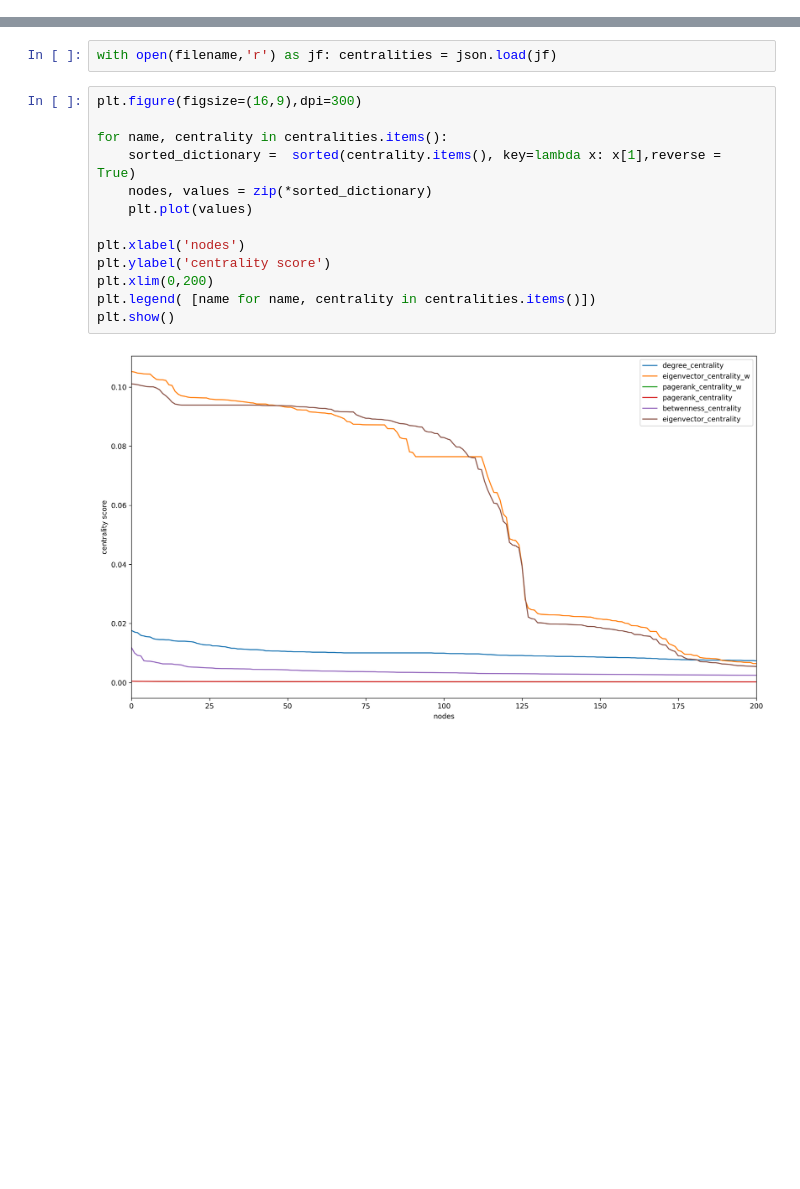
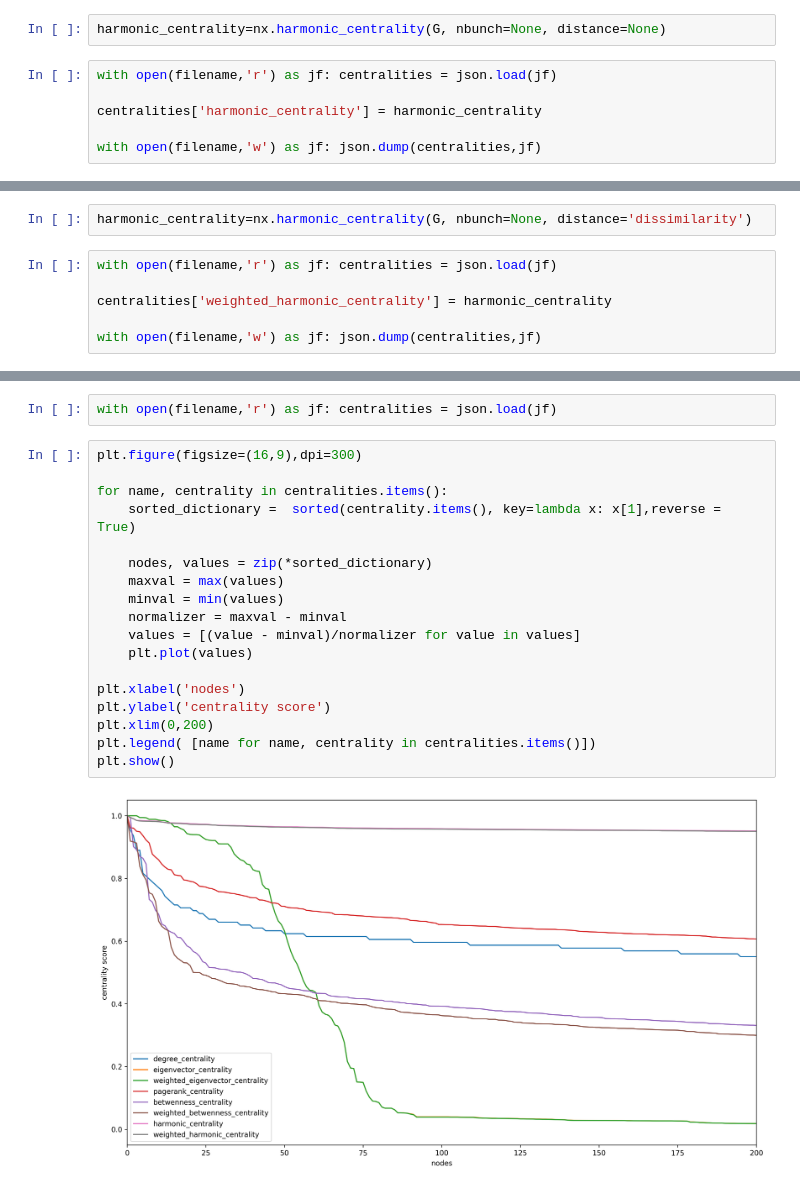
Before and after one commit to carloalbe/TripAdvisor-Tuscany-Restaurant-Social-Network-Analysis, a Jupyter notebook: network_analysis/codes/2 Centrality-Copy1.ipynb, the cells around one changed output, grey strips where cells are left out. Drawn from its saved outputs; the diff is of its cells as text; blank space fills up the shorter version.

```diff
--- a/network_analysis/codes/2 Centrality-Copy1.ipynb
+++ b/network_analysis/codes/2 Centrality-Copy1.ipynb
@@ -141,0 +172,8 @@ plot_kcentral(G,betweenness_centrality,10)
+# %%
+harmonic_centrality=nx.harmonic_centrality(G, nbunch=None, distance=None)
+# %%
+with open(filename,'r') as jf: centralities = json.load(jf)
+
+centralities['harmonic_centrality'] = harmonic_centrality
+
+with open(filename,'w') as jf: json.dump(centralities,jf)
@@ -141,0 +184,8 @@ plot_kcentral(G,betweenness_centrality,10)
+# %%
+harmonic_centrality=nx.harmonic_centrality(G, nbunch=None, distance='dissimilarity')
+# %%
+with open(filename,'r') as jf: centralities = json.load(jf)
+
+centralities['weighted_harmonic_centrality'] = harmonic_centrality
+
+with open(filename,'w') as jf: json.dump(centralities,jf)
@@ -144,15 +200,20 @@ with open(filename,'r') as jf: centralities = json.load(jf)
 # %%
 plt.figure(figsize=(16,9),dpi=300)
 
 for name, centrality in centralities.items():
     sorted_dictionary =  sorted(centrality.items(), key=lambda x: x[1],reverse = True)
+
     nodes, values = zip(*sorted_dictionary)
+    maxval = max(values)
+    minval = min(values)
+    normalizer = maxval - minval
+    values = [(value - minval)/normalizer for value in values]
     plt.plot(values)
 
 plt.xlabel('nodes')
 plt.ylabel('centrality score')
 plt.xlim(0,200)
 plt.legend( [name for name, centrality in centralities.items()])
 plt.show()
 # %% [output]
-[figure, old version]
+[figure, new version]
```
Also changed, not shown: parts of 17 cells of this notebook, 18 other files.
